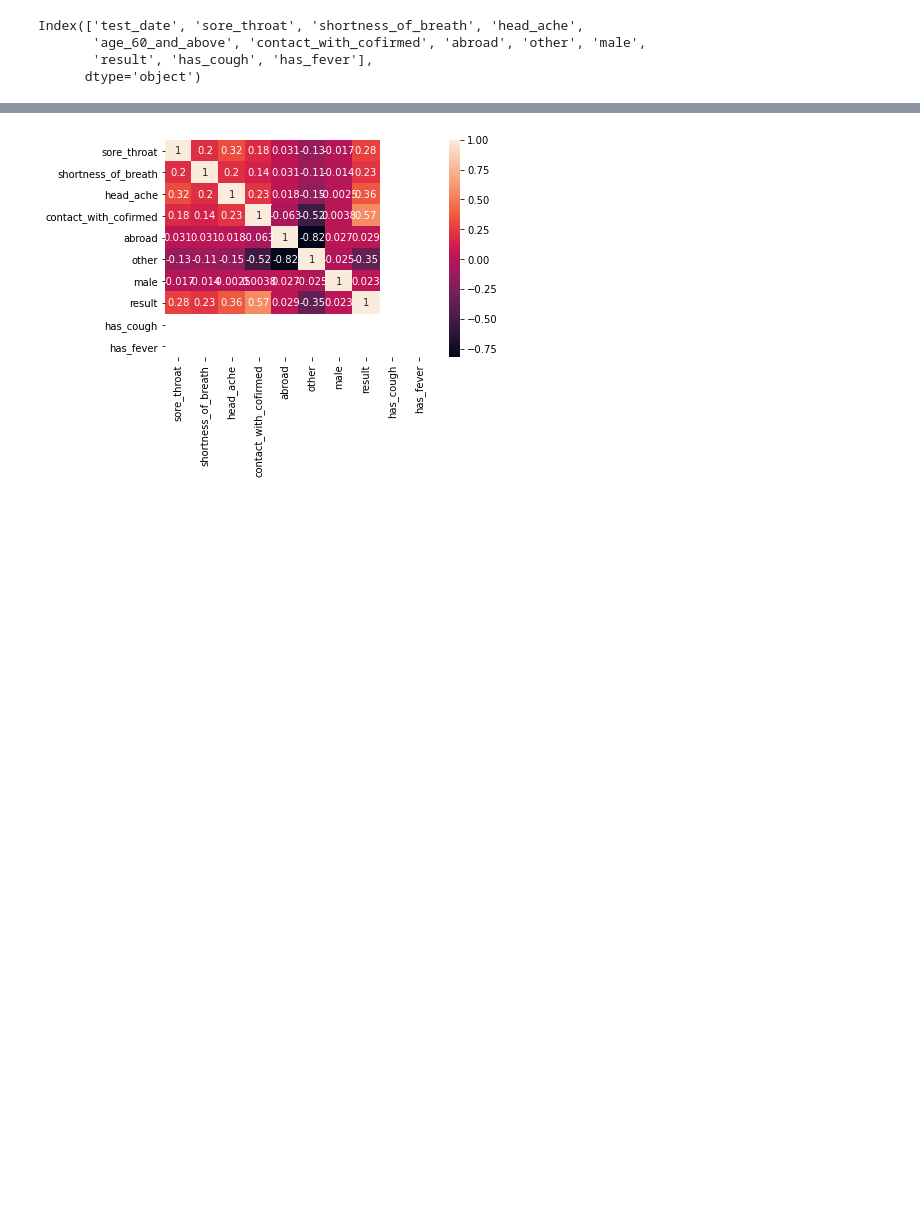
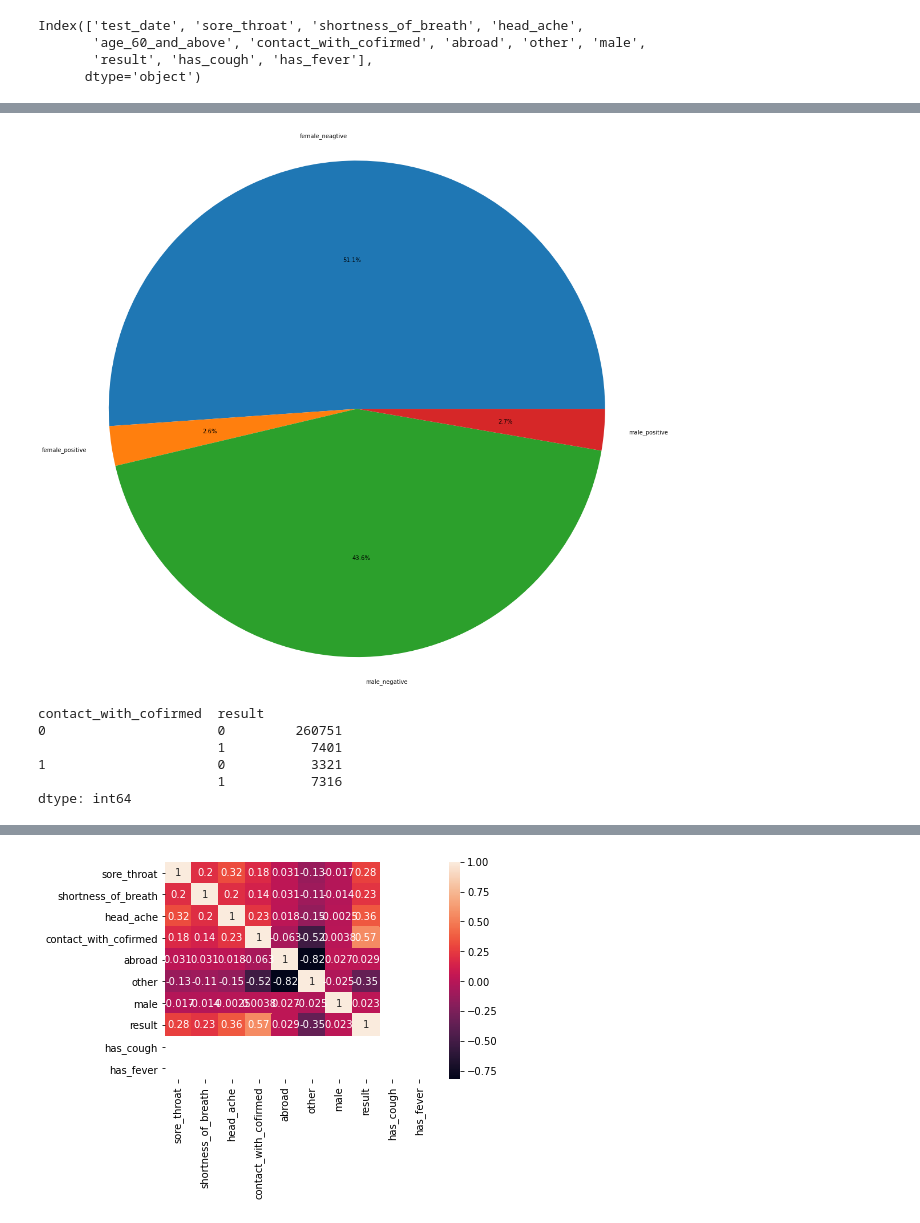
Before and after one commit to KhalidHandouleh/Projekt-Arbete, a Jupyter notebook: Corona_Test.ipynb, the cells around one changed output, grey strips where cells are left out. Cells and saved outputs as stored; diff of their text form; code cells hidden in the pictures; blank space fills up the shorter version.

```diff
--- a/Corona_Test.ipynb
+++ b/Corona_Test.ipynb
@@ -51,0 +119,16 @@ Index(['test_date', 'sore_throat', 'shortness_of_breath', 'head_ache',
+# %%
+# Plot to see male Vs female_results
+plt.pie(df_gender.values, labels =['female_neagtive','female_positive','male_negative','male_positive'], autopct ='%1.1f%%',radius = 5)
+plt.show()
+# %% [output]
+[figure, added]
+# %%
+df_contact = default.groupby(['contact_with_cofirmed','result']).size()
+df_contact
+# %% [output]
+contact_with_cofirmed  result
+0                      0         260751
+                       1           7401
+1                      0           3321
+                       1           7316
+dtype: int64
```
Also changed, not shown: parts of 16 cells of this notebook.
